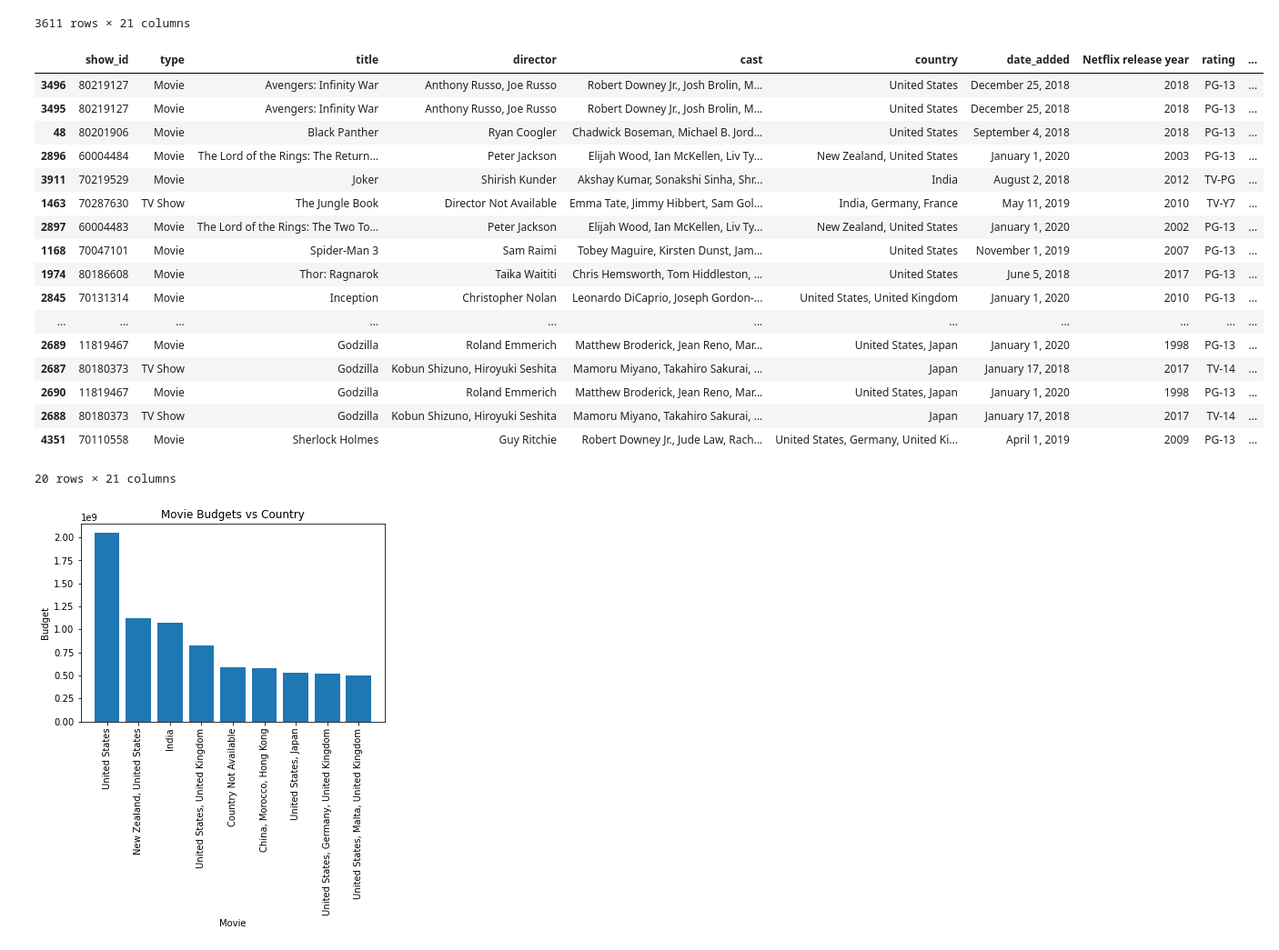
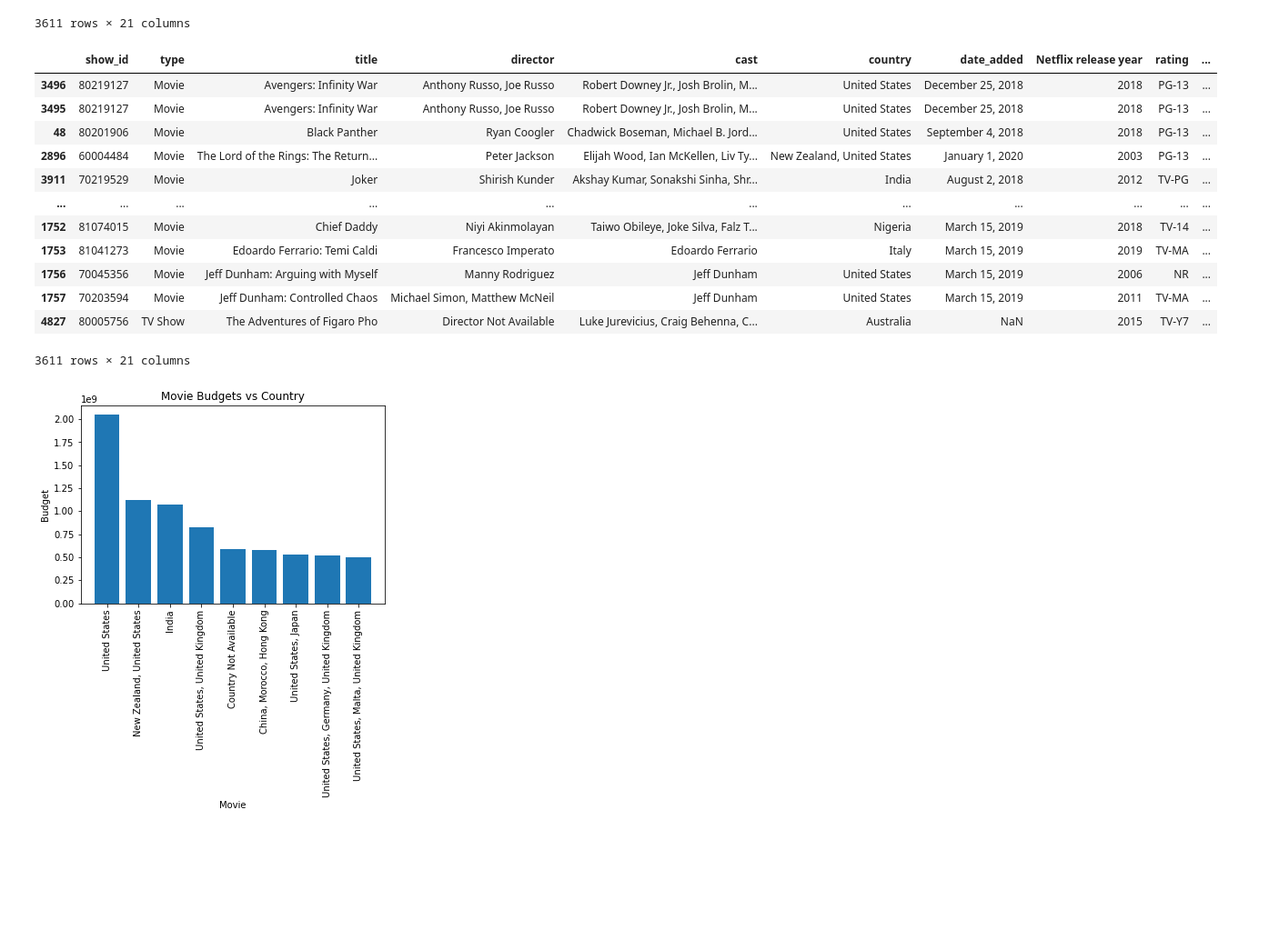
Before and after one commit to ahmadfarouk/Project-Netflix, a Jupyter notebook: netflix/Python-Netflix-Project-DataNormalization.ipynb, the cells around one changed output. Shown at 91% size. Drawn from its saved outputs; the diff is of its cells as text; code cells hidden in the pictures; blank space fills up the shorter version.

```diff
--- a/netflix/Python-Netflix-Project-DataNormalization.ipynb
+++ b/netflix/Python-Netflix-Project-DataNormalization.ipynb
@@ -42,27 +42,22 @@ netflix_titles
 # %%
 sort_Revenue_20=[]
 sort_db=netflix_titles.sort_values(by='Revenue',ascending=False)
-sort_db2= sort_db.head(20)
-sort_db.head(20)
+sort_db2= sort_db.head(30)
+sort_db
 # %% [output]
 |  | show_id | type | title | director | cast | country | date_added | Netflix release year | rating | ... |
 | 3496 | 80219127 | Movie | Avengers: Infinity War | Anthony Russo, Joe Russo | Robert Downey Jr., Josh Brolin, M... | United States | December 25, 2018 | 2018 | PG-13 | ... |
 | 3495 | 80219127 | Movie | Avengers: Infinity War | Anthony Russo, Joe Russo | Robert Downey Jr., Josh Brolin, M... | United States | December 25, 2018 | 2018 | PG-13 | ... |
 | 48 | 80201906 | Movie | Black Panther | Ryan Coogler | Chadwick Boseman, Michael B. Jord... | United States | September 4, 2018 | 2018 | PG-13 | ... |
 | 2896 | 60004484 | Movie | The Lord of the Rings: The Return... | Peter Jackson | Elijah Wood, Ian McKellen, Liv Ty... | New Zealand, United States | January 1, 2020 | 2003 | PG-13 | ... |
 | 3911 | 70219529 | Movie | Joker | Shirish Kunder | Akshay Kumar, Sonakshi Sinha, Shr... | India | August 2, 2018 | 2012 | TV-PG | ... |
-| 1463 | 70287630 | TV Show | The Jungle Book | Director Not Available | Emma Tate, Jimmy Hibbert, Sam Gol... | India, Germany, France | May 11, 2019 | 2010 | TV-Y7 | ... |
-| 2897 | 60004483 | Movie | The Lord of the Rings: The Two To... | Peter Jackson | Elijah Wood, Ian McKellen, Liv Ty... | New Zealand, United States | January 1, 2020 | 2002 | PG-13 | ... |
-| 1168 | 70047101 | Movie | Spider-Man 3 | Sam Raimi | Tobey Maguire, Kirsten Dunst, Jam... | United States | November 1, 2019 | 2007 | PG-13 | ... |
-| 1974 | 80186608 | Movie | Thor: Ragnarok | Taika Waititi | Chris Hemsworth, Tom Hiddleston, ... | United States | June 5, 2018 | 2017 | PG-13 | ... |
-| 2845 | 70131314 | Movie | Inception | Christopher Nolan | Leonardo DiCaprio, Joseph Gordon-... | United States, United Kingdom | January 1, 2020 | 2010 | PG-13 | ... |
 | ... | ... | ... | ... | ... | ... | ... | ... | ... | ... | ... |
-| 2689 | 11819467 | Movie | Godzilla | Roland Emmerich | Matthew Broderick, Jean Reno, Mar... | United States, Japan | January 1, 2020 | 1998 | PG-13 | ... |
-| 2687 | 80180373 | TV Show | Godzilla | Kobun Shizuno, Hiroyuki Seshita | Mamoru Miyano, Takahiro Sakurai, ... | Japan | January 17, 2018 | 2017 | TV-14 | ... |
-| 2690 | 11819467 | Movie | Godzilla | Roland Emmerich | Matthew Broderick, Jean Reno, Mar... | United States, Japan | January 1, 2020 | 1998 | PG-13 | ... |
-| 2688 | 80180373 | TV Show | Godzilla | Kobun Shizuno, Hiroyuki Seshita | Mamoru Miyano, Takahiro Sakurai, ... | Japan | January 17, 2018 | 2017 | TV-14 | ... |
-| 4351 | 70110558 | Movie | Sherlock Holmes | Guy Ritchie | Robert Downey Jr., Jude Law, Rach... | United States, Germany, United Ki... | April 1, 2019 | 2009 | PG-13 | ... |
+| 1752 | 81074015 | Movie | Chief Daddy | Niyi Akinmolayan | Taiwo Obileye, Joke Silva, Falz T... | Nigeria | March 15, 2019 | 2018 | TV-14 | ... |
+| 1753 | 81041273 | Movie | Edoardo Ferrario: Temi Caldi | Francesco Imperato | Edoardo Ferrario | Italy | March 15, 2019 | 2019 | TV-MA | ... |
+| 1756 | 70045356 | Movie | Jeff Dunham: Arguing with Myself | Manny Rodriguez | Jeff Dunham | United States | March 15, 2019 | 2006 | NR | ... |
+| 1757 | 70203594 | Movie | Jeff Dunham: Controlled Chaos | Michael Simon, Matthew McNeil | Jeff Dunham | United States | March 15, 2019 | 2011 | TV-MA | ... |
+| 4827 | 80005756 | TV Show | The Adventures of Figaro Pho | Director Not Available | Luke Jurevicius, Craig Behenna, C... | Australia | NaN | 2015 | TV-Y7 | ... |
-20 rows × 21 columns
+3611 rows × 21 columns
 # %%
 Movie_df = sort_db.loc[sort_db["type"] == "Movie"]
 Movie_list = Movie_df.head(20)
```
Also changed, not shown: parts of 1 cell of this notebook.
